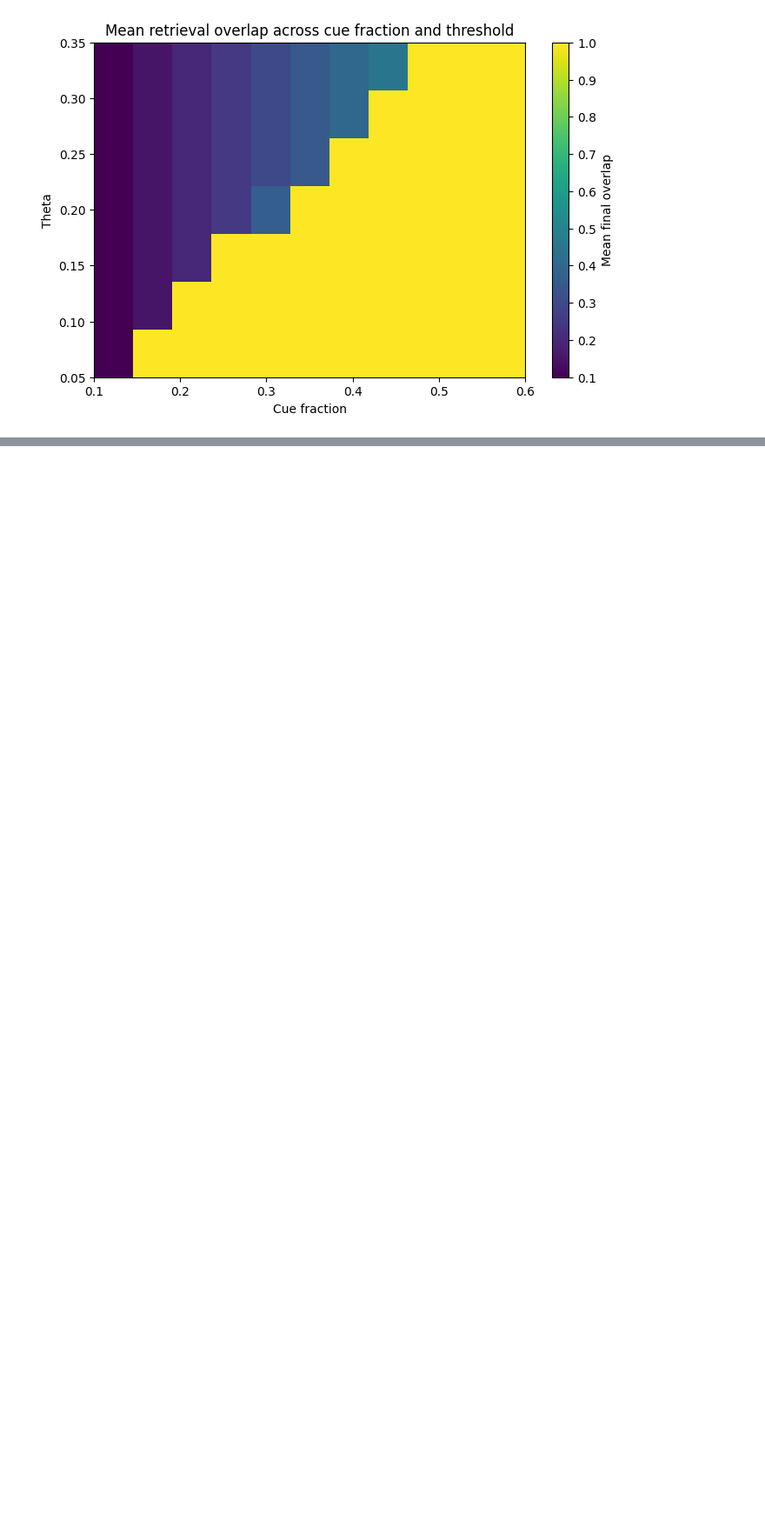
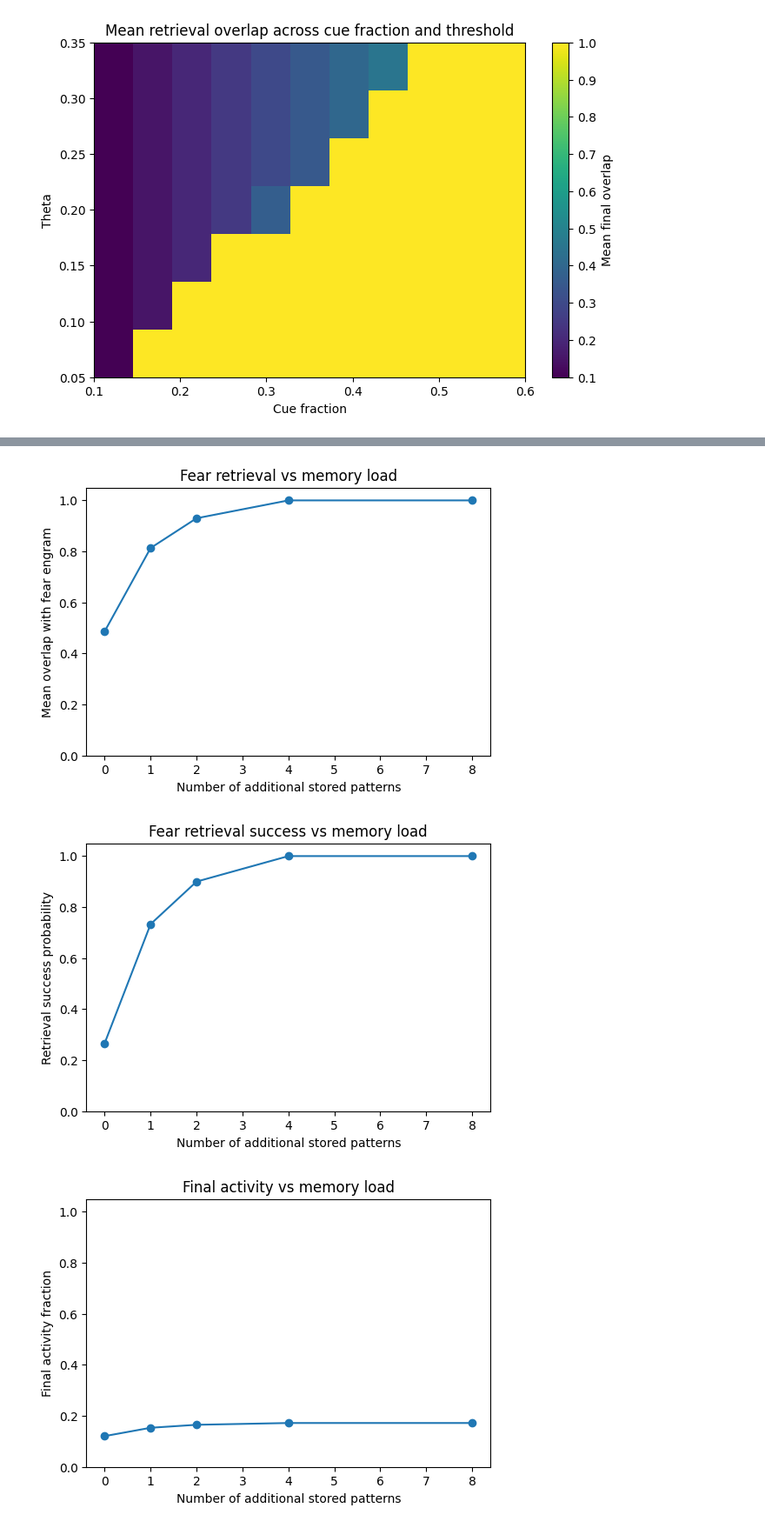
Before and after one commit to armaanfallahi/engram-hopfield, a Jupyter notebook: notebooks/01_initialmetrics.ipynb, the cells around one changed output, grey strips where cells are left out. Shown at 87% size. Saved outputs shown, nothing was run; the diff lists cells and outputs as text; code cells hidden in the pictures; blank space fills up the shorter version.

```diff
--- a/notebooks/01_initialmetrics.ipynb
+++ b/notebooks/01_initialmetrics.ipynb
@@ -516,0 +788,28 @@ plt.show()
+# %%
+plt.figure(figsize=(6, 4))
+plt.plot(n_additional_patterns_values, mean_overlap_load, marker="o")
+plt.xlabel("Number of additional stored patterns")
+plt.ylabel("Mean overlap with fear engram")
+plt.title("Fear retrieval vs memory load")
+plt.ylim(0, 1.05)
+plt.show()
+
+plt.figure(figsize=(6, 4))
+plt.plot(n_additional_patterns_values, mean_success_load, marker="o")
+plt.xlabel("Number of additional stored patterns")
+plt.ylabel("Retrieval success probability")
+plt.title("Fear retrieval success vs memory load")
+plt.ylim(0, 1.05)
+plt.show()
+
+plt.figure(figsize=(6, 4))
+plt.plot(n_additional_patterns_values, mean_activity_load, marker="o")
+plt.xlabel("Number of additional stored patterns")
+plt.ylabel("Final activity fraction")
+plt.title("Final activity vs memory load")
+plt.ylim(0, 1.05)
+plt.show()
+# %% [output]
+[figure, added]
+[figure, added]
+[figure, added]
```
Also changed, not shown: parts of 11 cells of this notebook.
